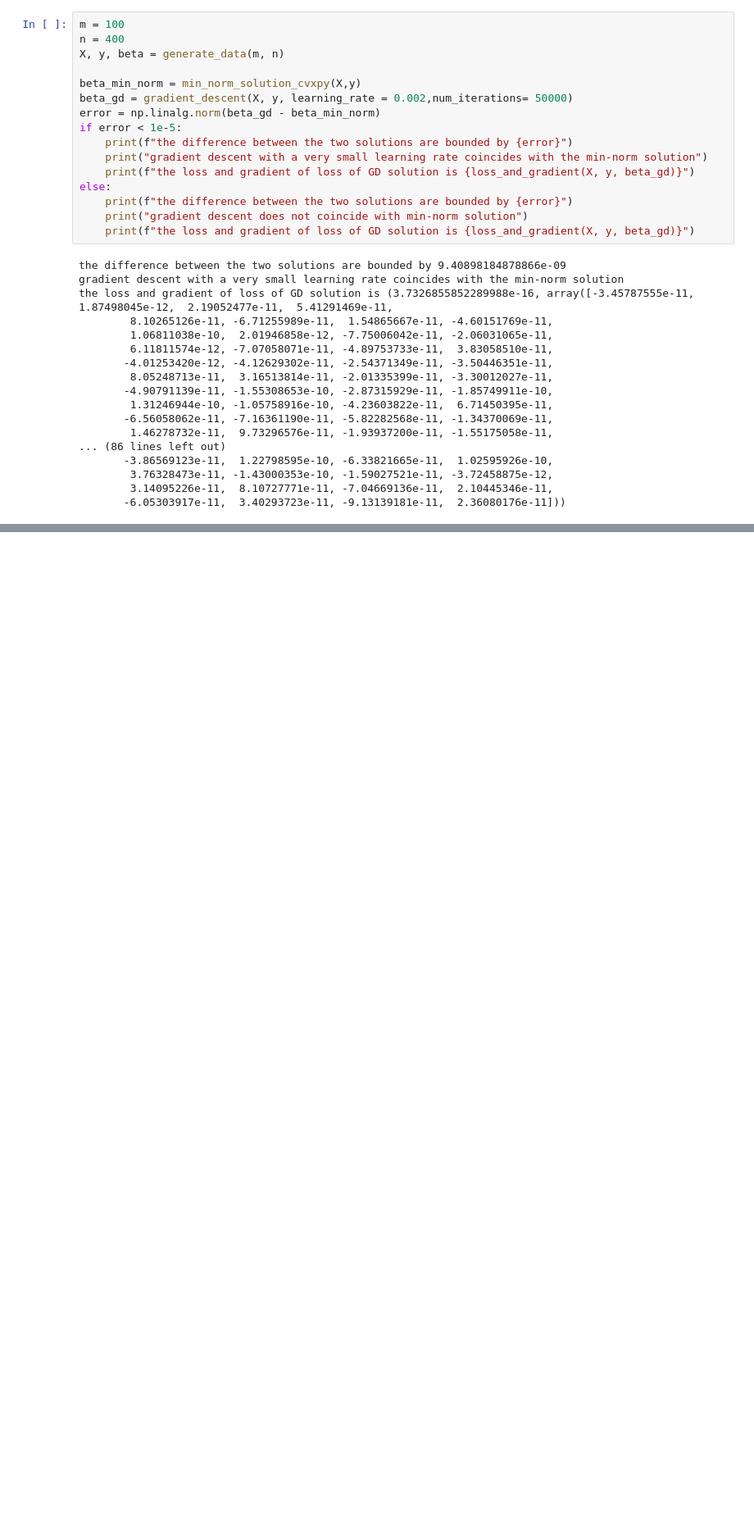
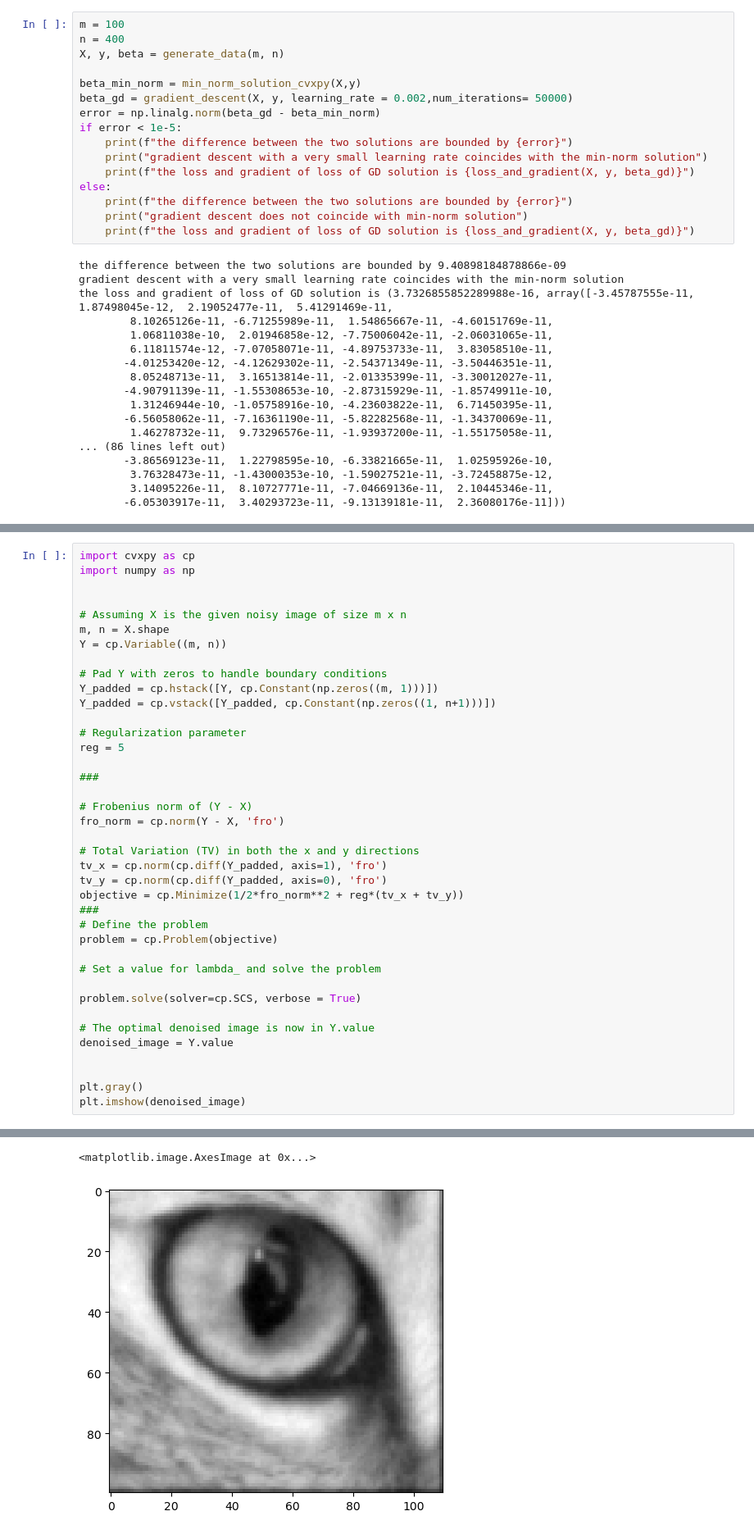
Before and after one commit to varkmiti/S-DS-432, a Jupyter notebook: PSET0/pset_0.ipynb, the cells around one changed output, grey strips where cells are left out. Shown at 82% size. Cells and saved outputs as stored; diff of their text form; blank space fills up the shorter version.

Commit message:
PSET 0, problem 6 done

```diff
--- a/PSET0/pset_0.ipynb
+++ b/PSET0/pset_0.ipynb
@@ -308,0 +343,40 @@ the loss and gradient of loss of GD solution is (3.7326855852289988e-16, array([
+# %%
+import cvxpy as cp
+import numpy as np
+
+
+# Assuming X is the given noisy image of size m x n
+m, n = X.shape
+Y = cp.Variable((m, n))
+
+# Pad Y with zeros to handle boundary conditions
+Y_padded = cp.hstack([Y, cp.Constant(np.zeros((m, 1)))])
+Y_padded = cp.vstack([Y_padded, cp.Constant(np.zeros((1, n+1)))])
+
+# Regularization parameter
+reg = 5
+
+###
+
+# Frobenius norm of (Y - X)
+fro_norm = cp.norm(Y - X, 'fro')
+
+# Total Variation (TV) in both the x and y directions
+tv_x = cp.norm(cp.diff(Y_padded, axis=1), 'fro')
+tv_y = cp.norm(cp.diff(Y_padded, axis=0), 'fro')
+objective = cp.Minimize(1/2*fro_norm**2 + reg*(tv_x + tv_y))
+###
+# Define the problem
+problem = cp.Problem(objective)
+
+# Set a value for lambda_ and solve the problem
+
+problem.solve(solver=cp.SCS, verbose = True)
+
+# The optimal denoised image is now in Y.value
+denoised_image = Y.value
+
+
+plt.gray()
+plt.imshow(denoised_image)
+# %% [output]
@@ -308,0 +400,2 @@ the loss and gradient of loss of GD solution is (3.7326855852289988e-16, array([
+<matplotlib.image.AxesImage at 0x...>
+[figure, added]
```
Also changed, not shown: parts of 6 cells of this notebook.
